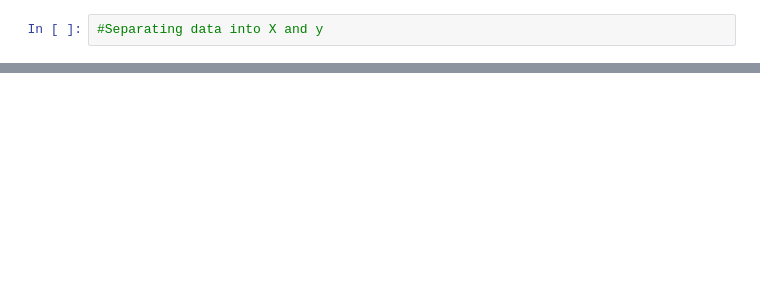
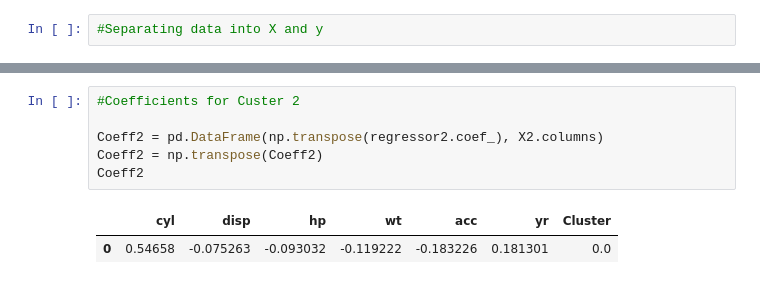
Before and after one commit to GreatLearningAIML1/aiml-ml-hyd-apr-19-batch-VishwanathGubba, a Jupyter notebook: Project_1_UnSupervised_Learning_Gubba_Kasi_Vishwanath.ipynb, the cells around one changed output, grey strips where cells are left out. Drawn from its saved outputs; the diff is of its cells as text; blank space fills up the shorter version.

```diff
--- a/Project_1_UnSupervised_Learning_Gubba_Kasi_Vishwanath.ipynb
+++ b/Project_1_UnSupervised_Learning_Gubba_Kasi_Vishwanath.ipynb
@@ -289,0 +305,9 @@ Coeff
+# %%
+#Coefficients for Custer 2
+
+Coeff2 = pd.DataFrame(np.transpose(regressor2.coef_), X2.columns)
+Coeff2 = np.transpose(Coeff2)
+Coeff2
+# %% [output]
+|  | cyl | disp | hp | wt | acc | yr | Cluster |
+| 0 | 0.54658 | -0.075263 | -0.093032 | -0.119222 | -0.183226 | 0.181301 | 0.0 |
```
Also changed, not shown: parts of 21 cells of this notebook.
